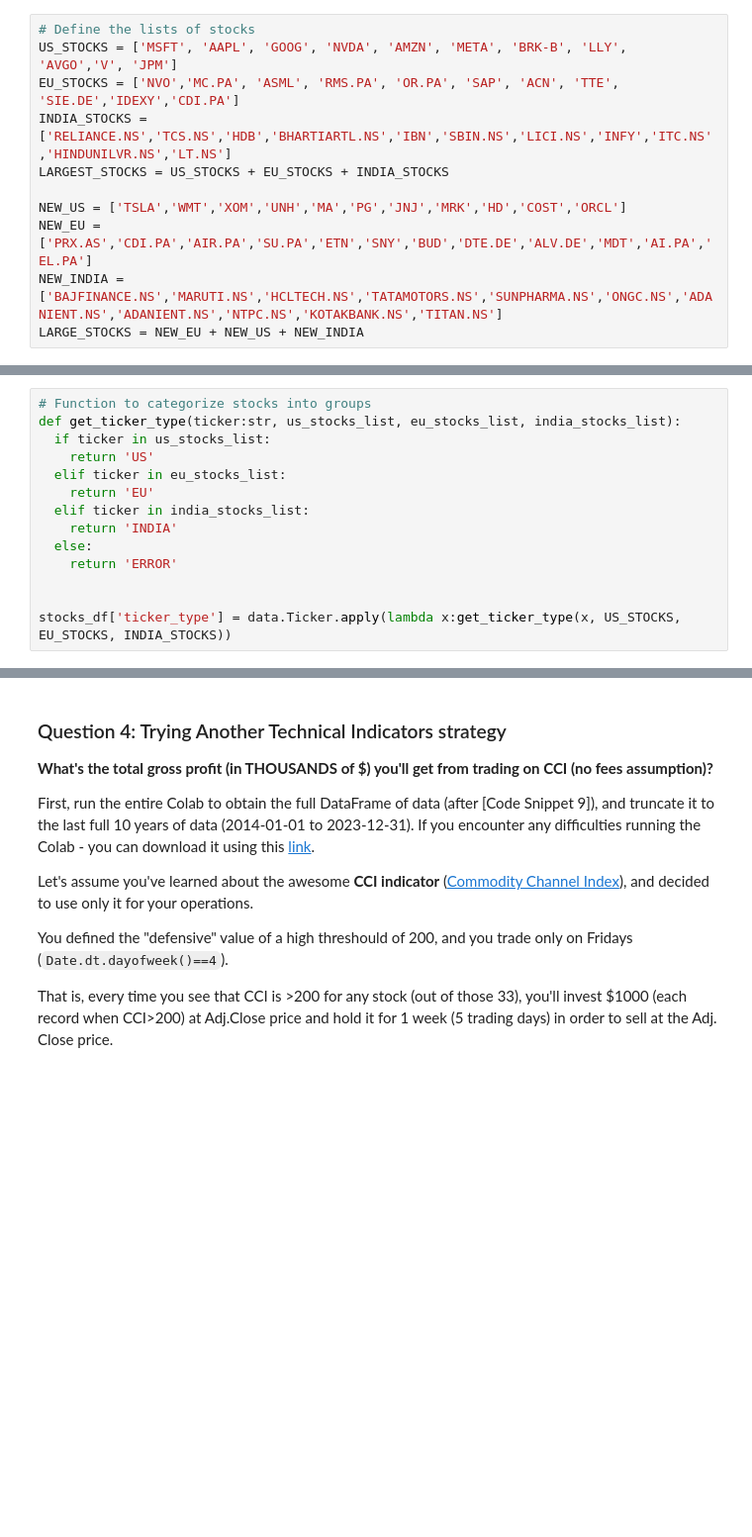
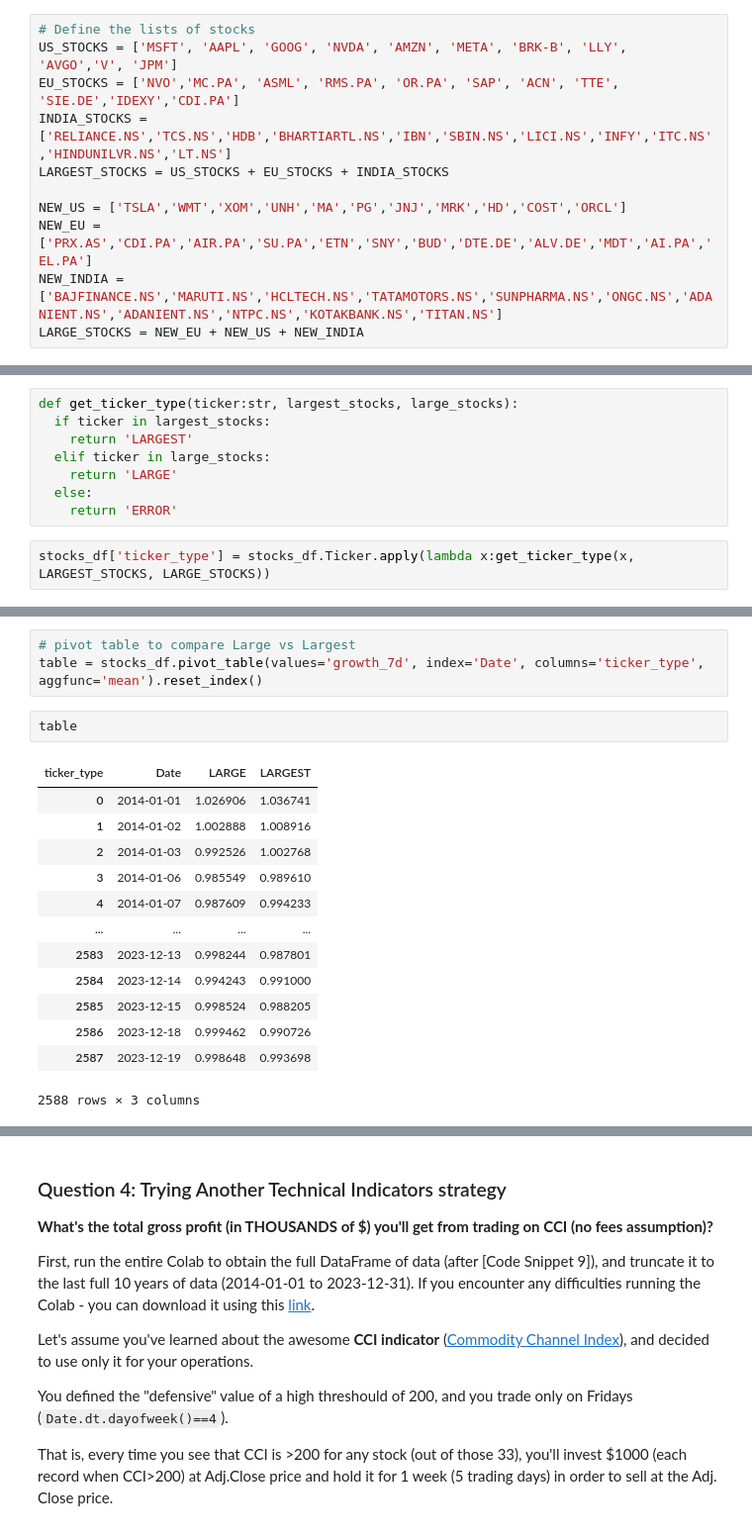
Before and after one commit to mary435/stock-markets-analytics, a Jupyter notebook: 02/hw_02.ipynb, the cells around one changed output, grey strips where cells are left out. Shown at 99% size. Drawn from its saved outputs; the diff is of its cells as text; blank space fills up the shorter version.

```diff
--- a/02/hw_02.ipynb
+++ b/02/hw_02.ipynb
@@ -629 +626,11 @@ for i,ticker in enumerate(US_STOCKS):
+# %%
+def get_ticker_type(ticker:str, largest_stocks, large_stocks):
+  if ticker in largest_stocks:
+    return 'LARGEST'
+  elif ticker in large_stocks:
+    return 'LARGE'
+  else:
+    return 'ERROR'
+# %%
+stocks_df['ticker_type'] = stocks_df.Ticker.apply(lambda x:get_ticker_type(x, LARGEST_STOCKS, LARGE_STOCKS))
 # %%
@@ -649,14 +651,0 @@ print(historyPrices.head())
-# %%
-# Function to categorize stocks into groups
-def get_ticker_type(ticker:str, us_stocks_list, eu_stocks_list, india_stocks_list):
-  if ticker in us_stocks_list:
-    return 'US'
-  elif ticker in eu_stocks_list:
-    return 'EU'
-  elif ticker in india_stocks_list:
-    return 'INDIA'
-  else:
-    return 'ERROR'
-
-
-stocks_df['ticker_type'] = data.Ticker.apply(lambda x:get_ticker_type(x, US_STOCKS, EU_STOCKS, INDIA_STOCKS))
@@ -705,0 +669,19 @@ print(f"Percentage of days when LARGE stocks outperform LARGEST stocks: {percent
+# %%
+# pivot table to compare Large vs Largest
+table = stocks_df.pivot_table(values='growth_7d', index='Date', columns='ticker_type', aggfunc='mean').reset_index()
+# %%
+table
+# %% [output]
+| ticker_type | Date | LARGE | LARGEST |
+| 0 | 2014-01-01 | 1.026906 | 1.036741 |
+| 1 | 2014-01-02 | 1.002888 | 1.008916 |
+| 2 | 2014-01-03 | 0.992526 | 1.002768 |
+| 3 | 2014-01-06 | 0.985549 | 0.989610 |
+| 4 | 2014-01-07 | 0.987609 | 0.994233 |
+| ... | ... | ... | ... |
+| 2583 | 2023-12-13 | 0.998244 | 0.987801 |
+| 2584 | 2023-12-14 | 0.994243 | 0.991000 |
+| 2585 | 2023-12-15 | 0.998524 | 0.988205 |
+| 2586 | 2023-12-18 | 0.999462 | 0.990726 |
+| 2587 | 2023-12-19 | 0.998648 | 0.993698 |
+2588 rows × 3 columns
```
Also changed, not shown: parts of 13 cells of this notebook.
